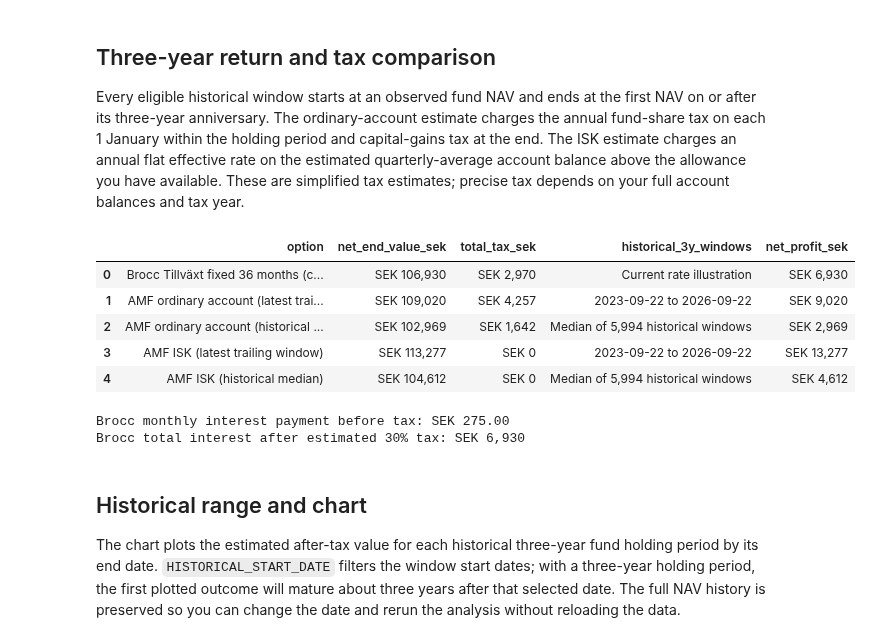
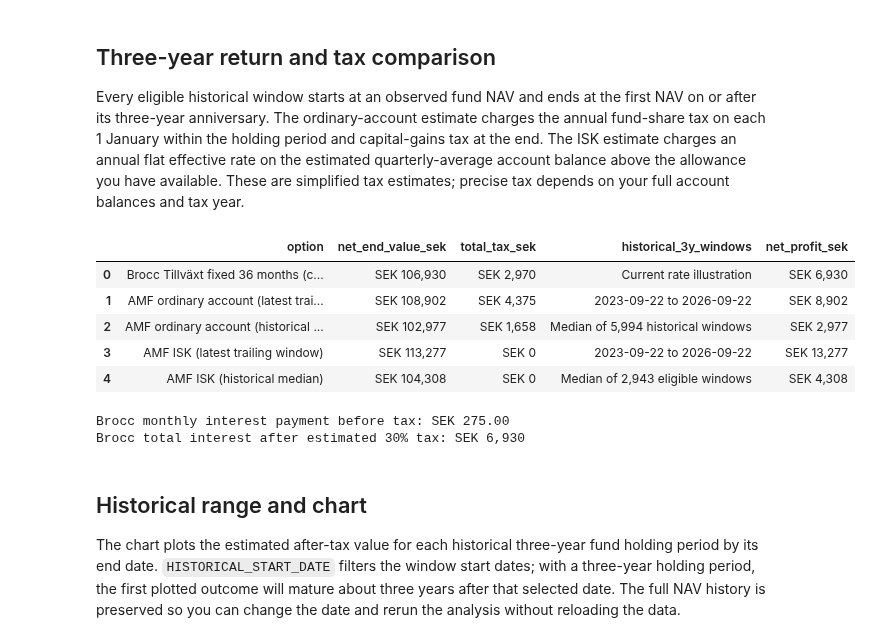
Before and after one commit to Davide-Zamboni/Swedish-Brokers-Comparison, a Jupyter notebook: brocc_vs_amf_rantefond_3y.ipynb, the cells around one changed output. Saved outputs shown, nothing was run; the diff lists cells and outputs as text; code cells hidden in the pictures.

```diff
--- a/brocc_vs_amf_rantefond_3y.ipynb
+++ b/brocc_vs_amf_rantefond_3y.ipynb
@@ -22,7 +22,6 @@ Run from top to bottom. Edit the inputs below. AMF NAV history is fetched from M
 
 Current references: [Brocc fixed savings and rate history](https://brocc.se/spara/), [AMF Räntefond Lång](https://www.amf.se/spara-hos-amf/fonder/fondutbud/rantefonder/rantefond-lang/), [AMF information brochure and fees](https://www.amf.se/globalassets/pdf/rapporter/fonder/informationsbroschyr/information-om-sparande-i-amf-rantefond-lang.pdf), [Skatteverket fund taxation](https://www.skatteverket.se/privat/skatter/vardepapper/omovrigavardepapper/fonder.4.19b9f599116a9e8ef36800010782.html), and [Skatteverket ISK tax](https://www.skatteverket.se/privat/skatter/vardepapper/investeringssparkontoisk.4.5fc8c94513259a4ba1d800037851.html). Verify Brocc's current offer and Avanza's terms before investing.
 # %%
-from datetime import datetime, timezone
 from pathlib import Path
 from urllib.parse import urlencode
 from urllib.request import Request, urlopen
@@ -31,7 +30,7 @@ import json
 import matplotlib.pyplot as plt
 import numpy as np
 import pandas as pd
-from IPython.display import display
+from IPython.display import Markdown, display
 
 DATA_DIR = Path.cwd() / "data"
 DATA_DIR.mkdir(exist_ok=True)
@@ -40,16 +39,18 @@ FUND_NAV_FILE = DATA_DIR / "amf_rantefond_lang_nav_sek.csv"
 # Editable scenario inputs
 # Main comparison inputs — likely to change
 INVESTMENT_SEK = 100_000.0
+COMPARISON_TERM_MONTHS = 36  # Fixed by the quoted Brocc Tillväxt term
+COMPARISON_TERM_YEARS = COMPARISON_TERM_MONTHS // 12
 HISTORICAL_START_DATE = None  # Earliest fund-window start date; None uses all history
 REFRESH_FUND_DATA = False
 
 # Current product rates — check/update before each comparison
 BROCC_36M_GROSS_RATE = 0.0330   # latest published rate found: 2026-09-22
-BROCC_EARLY_WITHDRAWAL_FEE_RATE = 0.025  # disclosure only; no early withdrawal modeled
 # Advanced fee/tax assumptions — edit when your circumstances or tax rules differ
 AVANZA_FUND_TRANSACTION_FEE_SEK = 0.0
-AMF_ANNUAL_FEE_RATE = 0.0010    # disclosure only; already reflected in NAV
 ORDINARY_FUND_SCHABLON_TAX_RATE = 0.0012  # 0.4% deemed income x 30%
+ORDINARY_FUND_TAX_START_YEAR = 2012
+ISK_AVAILABLE_FROM = pd.Timestamp("2012-01-01")
 CAPITAL_GAINS_TAX_RATE = 0.30
 ISK_EFFECTIVE_TAX_RATE = 0.01065  # 2026 rate; update for later tax years
 APPLY_ISK_TAX_FREE_ALLOWANCE = True  # False applies ISK tax to the full modeled capital base
@@ -108,13 +109,8 @@ Loaded 6,745 NAV observations from 2000-01-03 to 2026-09-23.
 
 Every eligible historical window starts at an observed fund NAV and ends at the first NAV on or after its three-year anniversary. The ordinary-account estimate charges the annual fund-share tax on each 1 January within the holding period and capital-gains tax at the end. The ISK estimate charges an annual flat effective rate on the estimated quarterly-average account balance above the allowance you have available. These are simplified tax estimates; precise tax depends on your full account balances and tax year.
 # %%
-if INVESTMENT_SEK <= 0 or COMPARISON_TERM_YEARS <= 0:
-    raise ValueError("Investment and comparison term must be positive.")
-if not isinstance(COMPARISON_TERM_YEARS, int):
-    raise ValueError("Comparison term must be a whole number of years.")
-# Brocc quote is for 36 months, so this comparison's horizon stays fixed at 3 years.
-COMPARISON_TERM_YEARS = 3
-COMPARISON_TERM_MONTHS = 36
+if INVESTMENT_SEK <= 0:
+    raise ValueError("Investment must be positive.")
 if BROCC_36M_GROSS_RATE < 0:
     raise ValueError("Brocc rate must be nonnegative.")
 
@@ -136,7 +132,6 @@ def fund_window_result(start_i):
         return None
     end_date = fund.loc[end_i, "date"]
     start_nav = float(fund.loc[start_i, "nav_sek"])
-    end_nav = float(fund.loc[end_i, "nav_sek"])
     def account_value_at(index):
         return INVESTMENT_SEK * float(fund.loc[index, "nav_sek"]) / start_nav
 
@@ -144,41 +139,45 @@ def fund_window_result(start_i):
 
     # Approximate ordinary-account tax paid yearly from the holding, then sale tax.
     annual_tax = 0.0
-    for year in range(start_date.year + 1, end_date.year + 1):
+    for year in range(max(start_date.year + 1, ORDINARY_FUND_TAX_START_YEAR), end_date.year + 1):
         jan1 = pd.Timestamp(year=year, month=1, day=1)
         if jan1 <= end_date:
             j = int(fund.date.searchsorted(jan1, side="right")) - 1
             if j >= start_i:
                 value_jan1 = account_value_at(j)
                 annual_tax += value_jan1 * ORDINARY_FUND_SCHABLON_TAX_RATE
-    ordinary_before_sale = max(0.0, gross_end - annual_tax)
-    ordinary_gain = max(0.0, ordinary_before_sale - INVESTMENT_SEK)
+    # The annual fund-share tax is separate from the taxable gain on sale.
+    ordinary_gain = max(0.0, gross_end - INVESTMENT_SEK)
     ordinary_sale_tax = ordinary_gain * CAPITAL_GAINS_TAX_RATE
-    ordinary_net = ordinary_before_sale - ordinary_sale_tax - AVANZA_FUND_TRANSACTION_FEE_SEK
+    ordinary_net = gross_end - annual_tax - ordinary_sale_tax - AVANZA_FUND_TRANSACTION_FEE_SEK
 
-    # Estimate ISK capital base from quarter-start values plus the deposit rule.
-    isk_tax = 0.0
-    for year in range(start_date.year, end_date.year + 1):
-        year_start = pd.Timestamp(year=year, month=1, day=1)
-        year_end = min(pd.Timestamp(year=year + 1, month=1, day=1), end_date)
-        if year_end <= start_date or year_start > end_date:
-            continue
-        quarter_values = []
-        for month in (1, 4, 7, 10):
-            q_date = pd.Timestamp(year=year, month=month, day=1)
-            if start_date < q_date <= end_date:
-                qidx = int(fund.date.searchsorted(q_date, side="right")) - 1
-                if qidx >= start_i:
-                    quarter_values.append(account_value_at(qidx))
-            elif q_date < start_date and year == start_date.year:
-                quarter_values.append(0.0)
-        # Statutory capital base includes deposits during the tax year, divided by four.
-        deposits_this_year = INVESTMENT_SEK if year == start_date.year else 0.0
-        capital_base = (sum(quarter_values) + deposits_this_year) / 4.0
-        allowance_for_this_scenario = ISK_ALLOWANCE_AVAILABLE_SEK if APPLY_ISK_TAX_FREE_ALLOWANCE else 0.0
-        taxable_base = max(0.0, capital_base - allowance_for_this_scenario)
-        isk_tax += taxable_base * ISK_EFFECTIVE_TAX_RATE
-    isk_net = gross_end - isk_tax - AVANZA_FUND_TRANSACTION_FEE_SEK
+    # ISK results begin with holdings whose full window could have started in an ISK.
+    if start_date >= ISK_AVAILABLE_FROM:
+        isk_tax = 0.0
+        for year in range(start_date.year, end_date.year + 1):
+            year_start = pd.Timestamp(year=year, month=1, day=1)
+            year_end = min(pd.Timestamp(year=year + 1, month=1, day=1), end_date)
+            if year_end <= start_date or year_start > end_date:
+                continue
+            quarter_values = []
+            for month in (1, 4, 7, 10):
+                q_date = pd.Timestamp(year=year, month=month, day=1)
+                if start_date < q_date <= end_date:
+                    qidx = int(fund.date.searchsorted(q_date, side="right")) - 1
+                    if qidx >= start_i:
+                        quarter_values.append(account_value_at(qidx))
+                elif q_date < start_date and year == start_date.year:
+                    quarter_values.append(0.0)
+            # Statutory capital base includes deposits during the tax year, divided by four.
+            deposits_this_year = INVESTMENT_SEK if year == start_date.year else 0.0
+            capital_base = (sum(quarter_values) + deposits_this_year) / 4.0
+            allowance_for_this_scenario = ISK_ALLOWANCE_AVAILABLE_SEK if APPLY_ISK_TAX_FREE_ALLOWANCE else 0.0
+            taxable_base = max(0.0, capital_base - allowance_for_this_scenario)
+            isk_tax += taxable_base * ISK_EFFECTIVE_TAX_RATE
+        isk_net = gross_end - isk_tax - AVANZA_FUND_TRANSACTION_FEE_SEK
+    else:
+        isk_tax = np.nan
+        isk_net = np.nan
 
     return {
         "start_date": start_date, "end_date": end_date,
@@ -200,38 +199,38 @@ summary = pd.DataFrame([
     {"option": "Brocc Tillväxt fixed 36 months (current rate)",
      "net_end_value_sek": brocc_net_maturity_value,
      "total_tax_sek": brocc_tax,
      "historical_3y_windows": "Current rate illustration"},
     {"option": "AMF ordinary account (latest trailing window)",
      "net_end_value_sek": latest_window.ordinary_net_sek,
      "total_tax_sek": latest_window.ordinary_total_tax_sek,
      "historical_3y_windows": f"{latest_window.start_date.date()} to {latest_window.end_date.date()}"},
     {"option": "AMF ordinary account (historical median)",
      "net_end_value_sek": rolling.ordinary_net_sek.median(),
      "total_tax_sek": rolling.ordinary_total_tax_sek.median(),
      "historical_3y_windows": f"Median of {len(rolling):,} historical windows"},
     {"option": "AMF ISK (latest trailing window)",
      "net_end_value_sek": latest_window.isk_net_sek,
      "total_tax_sek": latest_window.isk_tax_sek,
      "historical_3y_windows": f"{latest_window.start_date.date()} to {latest_window.end_date.date()}"},
     {"option": "AMF ISK (historical median)",
      "net_end_value_sek": rolling.isk_net_sek.median(),
      "total_tax_sek": rolling.isk_tax_sek.median(),
-     "historical_3y_windows": f"Median of {len(rolling):,} historical windows"},
+     "historical_3y_windows": f"Median of {rolling.isk_net_sek.notna().sum():,} eligible windows"},
 ])
 summary["net_profit_sek"] = summary.net_end_value_sek - INVESTMENT_SEK
 display(summary.style.format({
     "net_end_value_sek": "SEK {:,.0f}", "net_profit_sek": "SEK {:,.0f}",
     "total_tax_sek": "SEK {:,.0f}",
 }))
 print(f"Brocc monthly interest payment before tax: SEK {INVESTMENT_SEK * BROCC_36M_GROSS_RATE / 12:,.2f}")
 print(f"Brocc total interest after estimated 30% tax: SEK {brocc_gross_interest - brocc_tax:,.0f}")
 # %% [output]
 |  | option | net_end_value_sek | total_tax_sek | historical_3y_windows | net_profit_sek |
 | 0 | Brocc Tillväxt fixed 36 months (c... | SEK 106,930 | SEK 2,970 | Current rate illustration | SEK 6,930 |
-| 1 | AMF ordinary account (latest trai... | SEK 109,020 | SEK 4,257 | 2023-09-22 to 2026-09-22 | SEK 9,020 |
-| 2 | AMF ordinary account (historical ... | SEK 102,969 | SEK 1,642 | Median of 5,994 historical windows | SEK 2,969 |
+| 1 | AMF ordinary account (latest trai... | SEK 108,902 | SEK 4,375 | 2023-09-22 to 2026-09-22 | SEK 8,902 |
+| 2 | AMF ordinary account (historical ... | SEK 102,977 | SEK 1,658 | Median of 5,994 historical windows | SEK 2,977 |
 | 3 | AMF ISK (latest trailing window) | SEK 113,277 | SEK 0 | 2023-09-22 to 2026-09-22 | SEK 13,277 |
-| 4 | AMF ISK (historical median) | SEK 104,612 | SEK 0 | Median of 5,994 historical windows | SEK 4,612 |
+| 4 | AMF ISK (historical median) | SEK 104,308 | SEK 0 | Median of 2,943 eligible windows | SEK 4,308 |
 Brocc monthly interest payment before tax: SEK 275.00
 Brocc total interest after estimated 30% tax: SEK 6,930
 # %% [markdown]
```
Also changed, not shown: parts of 3 cells of this notebook, 1 other file.
